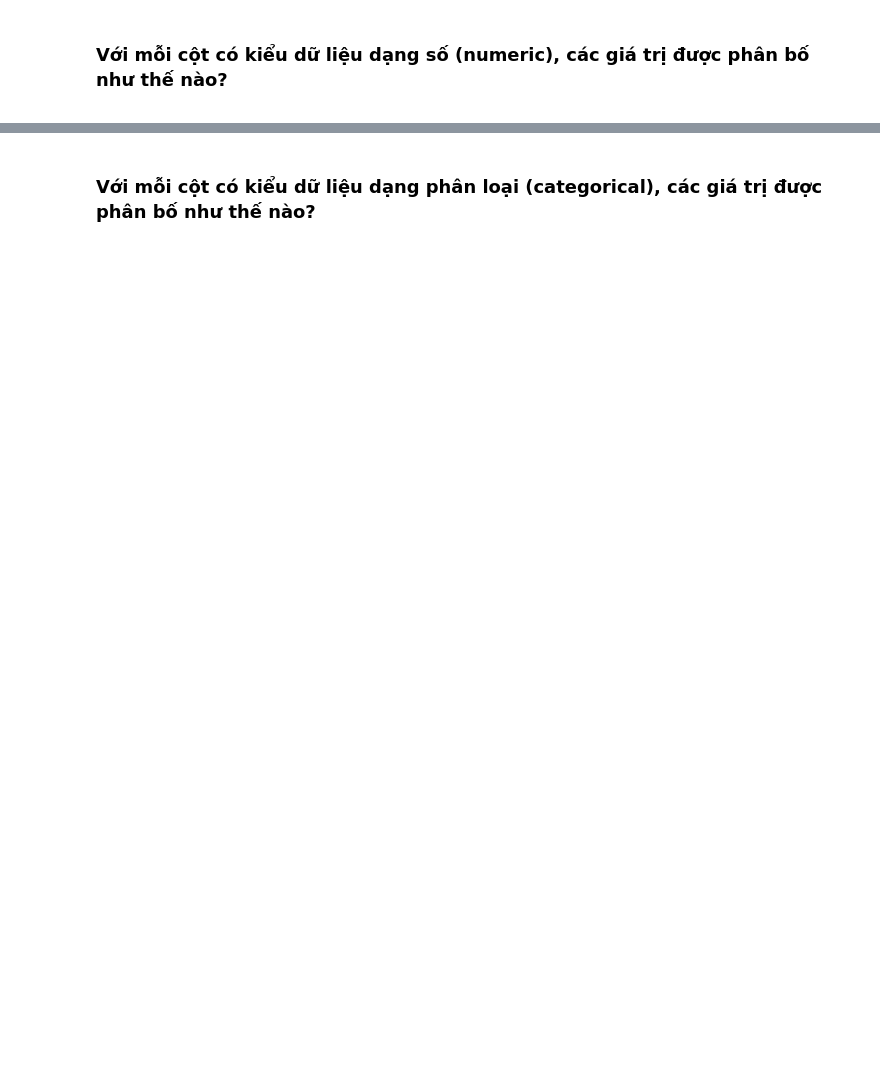
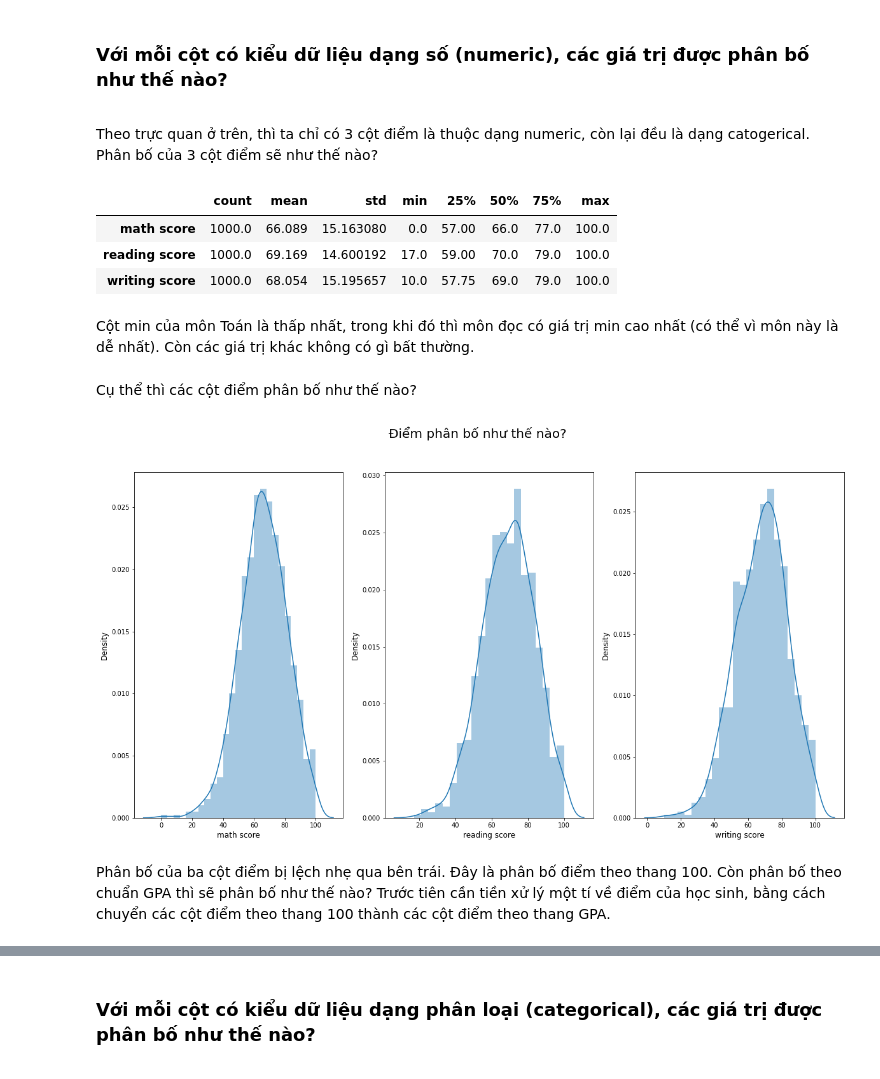
Before and after one commit to PNTAN19/LTKHDL, a Jupyter notebook: Students_Performance.ipynb, the cells around one changed output, grey strips where cells are left out. Cells and saved outputs as stored; diff of their text form; code cells hidden in the pictures; blank space fills up the shorter version.

```diff
--- a/Students_Performance.ipynb
+++ b/Students_Performance.ipynb
@@ -64,3 +151,32 @@ df = pd.read_csv("StudentsPerformance.csv")
 # %% [markdown]
 ### Với mỗi cột có kiểu dữ liệu dạng số (numeric), các giá trị được phân bố như thế nào?
 <a class="anchor" id="c326"></a>
+# %% [markdown]
+Theo trực quan ở trên, thì ta chỉ có 3 cột điểm là thuộc dạng numeric, còn lại đều là dạng catogerical. Phân bố của 3 cột điểm sẽ như thế nào?
+# %%
+df.describe().T
+# %% [output]
+|  | count | mean | std | min | 25% | 50% | 75% | max |
+| math score | 1000.0 | 66.089 | 15.163080 | 0.0 | 57.00 | 66.0 | 77.0 | 100.0 |
+| reading score | 1000.0 | 69.169 | 14.600192 | 17.0 | 59.00 | 70.0 | 79.0 | 100.0 |
+| writing score | 1000.0 | 68.054 | 15.195657 | 10.0 | 57.75 | 69.0 | 79.0 | 100.0 |
+# %% [markdown]
+Cột min của môn Toán là thấp nhất, trong khi đó thì môn đọc có giá trị min cao nhất (có thể vì môn này là dễ nhất). Còn các giá trị khác không có gì bất thường.
+# %% [markdown]
+Cụ thể thì các cột điểm phân bố như thế nào?
+# %%
+fig, ax = plt.subplots(ncols=3, nrows=1, figsize=(20,10))
+index = 0
+ax = ax.flatten()
+
+for col, value in df[["math score", "reading score", "writing score"]].items():
+    sns.distplot(value, ax=ax[index])
+    ax[index].set_xlabel(xlabel=col, size=12)
+    ax[index].set_ylabel(ylabel="Density", size=12)
+    index += 1
+
+fig.suptitle("Điểm phân bố như thế nào?", fontsize=20);
+# %% [output]
+[figure, added]
+# %% [markdown]
+Phân bố của ba cột điểm bị lệch nhẹ qua bên trái. Đây là phân bố điểm theo thang 100. Còn phân bố theo chuẩn GPA thì sẽ phân bố như thế nào? Trước tiên cần tiền xử lý một tí về điểm của học sinh, bằng cách chuyển các cột điểm theo thang 100 thành các cột điểm theo thang GPA.
```
Also changed, not shown: parts of 65 cells of this notebook.
